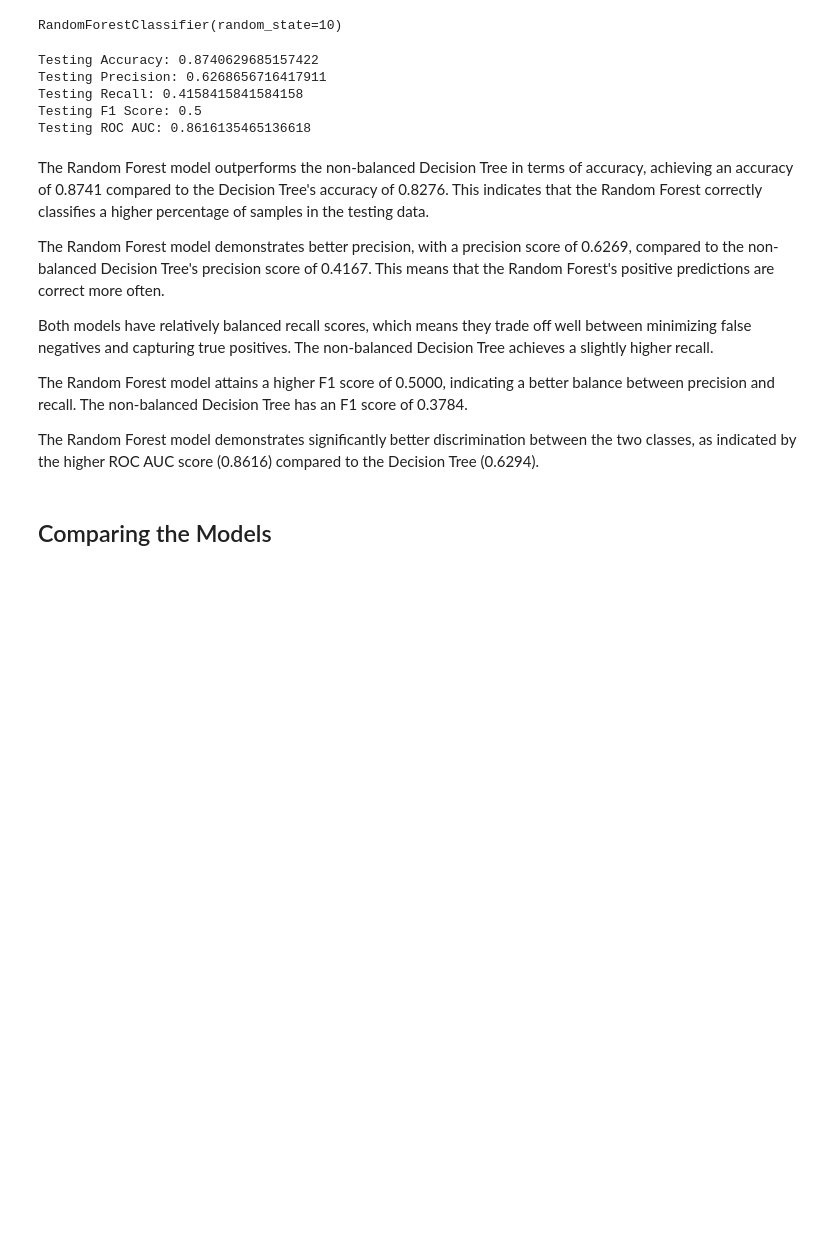
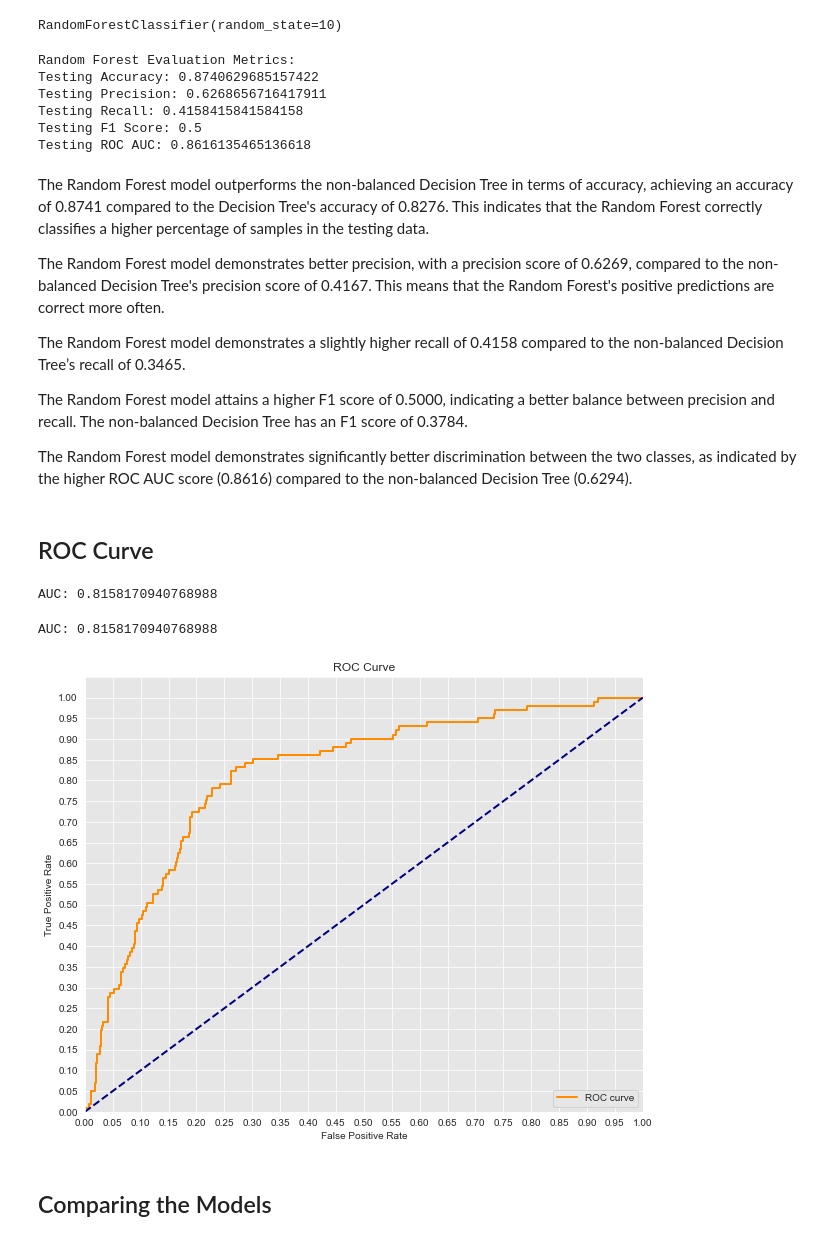
Before and after one commit to kiriiri/PHASE-3-PROJECT, a Jupyter notebook: index.ipynb, the cells around one changed output. Cells and saved outputs as stored; diff of their text form; code cells hidden in the pictures; blank space fills up the shorter version.

```diff
--- a/index.ipynb
+++ b/index.ipynb
@@ -646,12 +646,14 @@ f1_rf = f1_score(y_test, y_rf_pred)
 roc_auc_rf = roc_auc_score(y_test, rf.predict_proba(X_test_full)[:, 1])
 
 # Output evaluation results for the Random Forest model
+print("Random Forest Evaluation Metrics:")
 print("Testing Accuracy:", accuracy_rf)
 print("Testing Precision:", precision_rf)
 print("Testing Recall:", recall_rf)
 print("Testing F1 Score:", f1_rf)
 print("Testing ROC AUC:", roc_auc_rf)
 # %% [output]
+Random Forest Evaluation Metrics:
 Testing Accuracy: 0.8740629685157422
 Testing Precision: 0.6268656716417911
 Testing Recall: 0.4158415841584158
@@ -662,11 +664,44 @@ The Random Forest model outperforms the non-balanced Decision Tree in terms of a
 
 The Random Forest model demonstrates better precision, with a precision score of 0.6269, compared to the non-balanced Decision Tree's precision score of 0.4167. This means that the Random Forest's positive predictions are correct more often.
 
-Both models have relatively balanced recall scores, which means they trade off well between minimizing false negatives and capturing true positives. The non-balanced Decision Tree achieves a slightly higher recall.
+The Random Forest model demonstrates a slightly higher recall of 0.4158 compared to the non-balanced Decision Tree’s recall of 0.3465.
 
 The Random Forest model attains a higher F1 score of 0.5000, indicating a better balance between precision and recall. The non-balanced Decision Tree has an F1 score of 0.3784.
 
-The Random Forest model demonstrates significantly better discrimination between the two classes, as indicated by the higher ROC AUC score (0.8616) compared to the Decision Tree (0.6294).
+The Random Forest model demonstrates significantly better discrimination between the two classes, as indicated by the higher ROC AUC score (0.8616) compared to the non-balanced Decision Tree (0.6294).
+# %% [markdown]
+## ROC Curve
+# %%
+# First calculate the probability scores of each of the datapoints:
+y_score = logreg.fit(X_train_full, y_train).decision_function(X_test_full)
+
+fpr, tpr, thresholds = roc_curve(y_test, y_score)
+# %%
+print('AUC: {}'.format(auc(fpr, tpr)))
+# %% [output]
+AUC: 0.8158170940768988
+# %%
+# Seaborn's beautiful styling
+sns.set_style('darkgrid', {'axes.facecolor': '0.9'})
+
+print('AUC: {}'.format(auc(fpr, tpr)))
+plt.figure(figsize=(10, 8))
+lw = 2
+plt.plot(fpr, tpr, color='darkorange',
+         lw=lw, label='ROC curve')
+plt.plot([0, 1], [0, 1], color='navy', lw=lw, linestyle='--')
+plt.xlim([0.0, 1.0])
+plt.ylim([0.0, 1.05])
+plt.yticks([i/20.0 for i in range(21)])
+plt.xticks([i/20.0 for i in range(21)])
+plt.xlabel('False Positive Rate')
+plt.ylabel('True Positive Rate')
+plt.title('ROC Curve')
+plt.legend(loc='lower right')
+plt.show()
+# %% [output]
+AUC: 0.8158170940768988
+[figure, added]
 # %% [markdown]
 ## Comparing the Models
 # %% [markdown]
```
Also changed, not shown: parts of 7 cells of this notebook, 2 other files.
